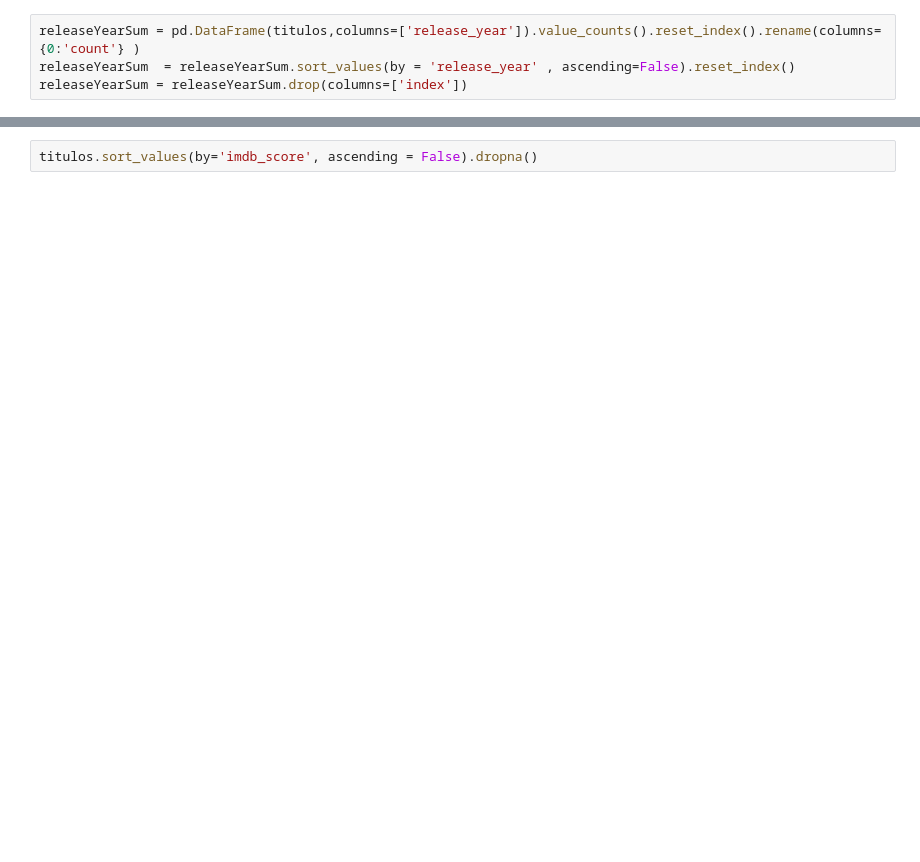
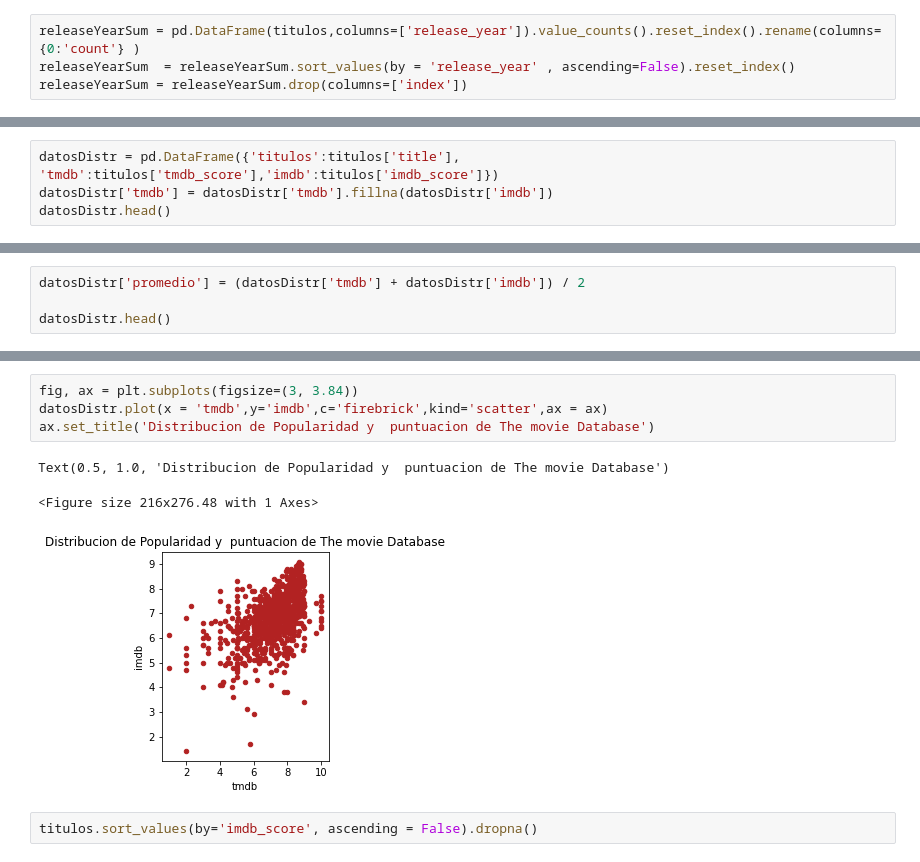
Before and after one commit to Eva02Daruma/presentacion-de-IA, a Jupyter notebook: main.ipynb, the cells around one changed output, grey strips where cells are left out. Cells and saved outputs as stored; diff of their text form; blank space fills up the shorter version.

```diff
--- a/main.ipynb
+++ b/main.ipynb
@@ -128,0 +166,4 @@ sns.scatterplot(x='release_year',y ='count', data=releaseYearSum)
+# %%
+datosDistr = pd.DataFrame({'titulos':titulos['title'], 'tmdb':titulos['tmdb_score'],'imdb':titulos['imdb_score']})
+datosDistr['tmdb'] = datosDistr['tmdb'].fillna(datosDistr['imdb'])
+datosDistr.head()
@@ -128,0 +177,4 @@ sns.scatterplot(x='release_year',y ='count', data=releaseYearSum)
+# %%
+datosDistr['promedio'] = (datosDistr['tmdb'] + datosDistr['imdb']) / 2
+
+datosDistr.head()
@@ -129,3 +188,11 @@ sns.scatterplot(x='release_year',y ='count', data=releaseYearSum)
+# %%
+fig, ax = plt.subplots(figsize=(3, 3.84))
+datosDistr.plot(x = 'tmdb',y='imdb',c='firebrick',kind='scatter',ax = ax)
+ax.set_title('Distribucion de Popularidad y  puntuacion de The movie Database')
+# %% [output]
+Text(0.5, 1.0, 'Distribucion de Popularidad y  puntuacion de The movie Database')
+<Figure size 216x276.48 with 1 Axes>
+[figure, added]
 # %%
 titulos.sort_values(by='imdb_score', ascending = False).dropna()
 # %% [output]
```
Also changed, not shown: parts of 29 cells of this notebook.
